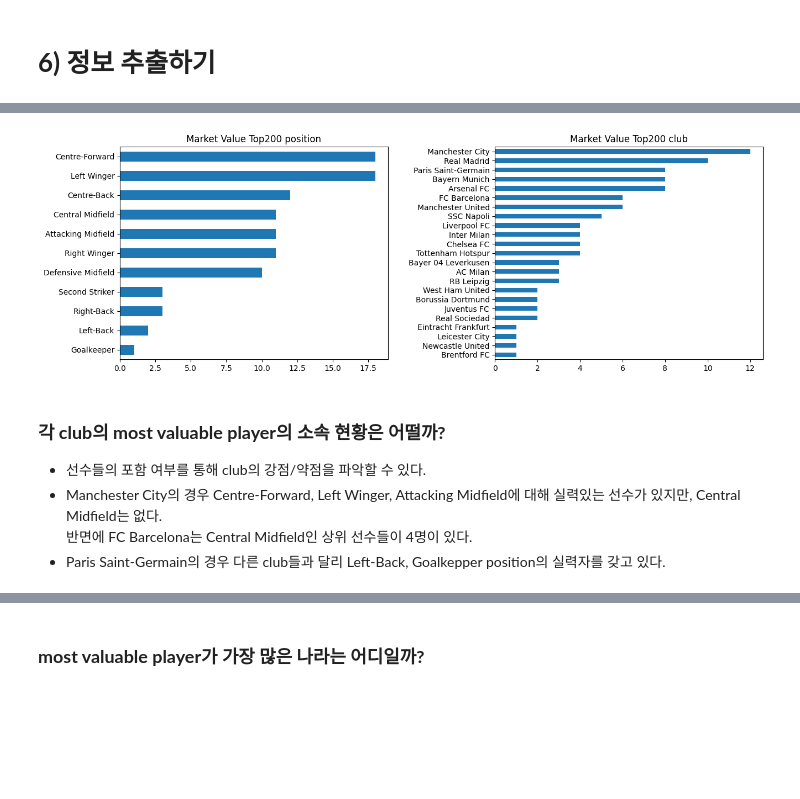
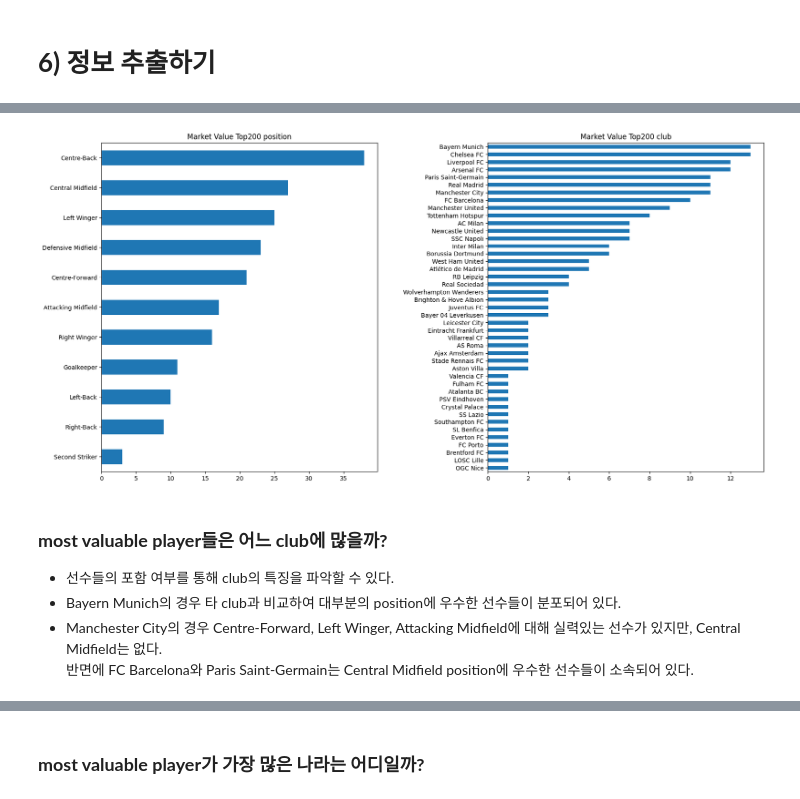
Before and after one commit to narae3759/TIL, a Jupyter notebook: Python/Web/03_Web_crawling2.ipynb, the cells around one changed output, grey strips where cells are left out. Drawn from its saved outputs; the diff is of its cells as text; code cells hidden in the pictures; blank space fills up the shorter version.

```diff
--- a/Python/Web/03_Web_crawling2.ipynb
+++ b/Python/Web/03_Web_crawling2.ipynb
@@ -60,9 +67,8 @@ driver.execute_script('arguments[0].click();', players_url)
 # %%
 import re
 import pandas as pd
-import time
 
-rank_n = 100            # 몇 위까지 수집할 것인가
+rank_n = 200            # 몇 위까지 수집할 것인가
 cnt = 0                 # 수집된 데이터를 카운트 하기 위한 변수
 page = 1                # 페이지를 넘기기 위한 변수
 rows = []               # 데이터 행을 모을 변수
@@ -79,7 +85,8 @@ while True:
         name, position = player.find_element(By.CSS_SELECTOR, f'td:nth-child({2})').text.split('\n')
         age = player.find_element(By.CSS_SELECTOR, f'td:nth-child({3})').text
         nat_sel = player.find_elements(By.CSS_SELECTOR, f'td:nth-child({4}) > img')
-        nationality = ', '.join([nat.get_attribute('title') for nat in nat_sel])
+        ## 한국의 경우 Korea, South로 표기됨을 확인 ,가 아닌 다른 값으로 다중 국적을 구분하고자 함.
+        nationality = '|'.join([nat.get_attribute('title') for nat in nat_sel])
         club = player.find_element(By.CSS_SELECTOR, f'td:nth-child({5}) > a').get_attribute('title')
         value_text = player.find_element(By.CSS_SELECTOR, f'td:nth-child({6}) > a').text
         value = re.sub('[^0-9.]','',value_text)
@@ -95,7 +102,7 @@ while True:
     # 지정한 rank_n까지 도달하지 못했다면 다음 페이지로 넘기고 아니면 멈추기(while문 나가기)
     if cnt < rank_n:
         page += 1
-        page_css = f'#yw1 > div.pager > ul > li:nth-child({page}) > a'
+        page_css = '#yw1 > div.pager > ul > li.tm-pagination__list-item.tm-pagination__list-item--icon-next-page > a'
         driver.find_element(By.CSS_SELECTOR, page_css).click()
         time.sleep(5)
     else:
@@ -103,7 +110,7 @@ while True:
 
 print('End')
 
-columns = ['rank', 'name', 'position', 'nationality', 'club', 'value']
+columns = ['rank', 'name', 'age', 'position', 'nationality', 'club', 'value']
 df = pd.DataFrame(rows, columns=columns)
 df = df.set_index('rank')
 df
@@ -133,27 +147,27 @@ Start | 1페이지 > 2페이지 > 3페이지 > 4페이지 > End
 # %%
 import matplotlib.pyplot as plt
 
 cols = ['position', 'club']
 rank_lst = []
 
-fig = plt.figure(figsize=(15, 5))
+fig = plt.figure(figsize=(20, 10))
 for i, col in enumerate(cols):
     ax = fig.add_subplot(1, 2, i+1)
     temp_df = df[col].value_counts()
     rank_lst.append(list(temp_df.index))
     temp_df.plot.barh(ax=ax)
     ax.set_title(f'Market Value Top200 {col}')
     ax.invert_yaxis()
 
 plt.subplots_adjust(wspace=0.4)
 # %% [output]
-[figure, old version]
+[figure, new version]
 # %% [markdown]
-### **각 club의 most valuable player의 소속 현황은 어떨까?**
-* 선수들의 포함 여부를 통해 club의 강점/약점을 파악할 수 있다.
+### **most valuable player들은 어느 club에 많을까?**
+* 선수들의 포함 여부를 통해 club의 특징을 파악할 수 있다.
+* Bayern Munich의 경우 타 club과 비교하여 대부분의 position에 우수한 선수들이 분포되어 있다.
 * Manchester City의 경우 Centre-Forward, Left Winger, Attacking Midfield에 대해 실력있는 선수가 있지만, Central Midfield는 없다. <br>
-반면에 FC Barcelona는 Central Midfield인 상위 선수들이 4명이 있다.
-* Paris Saint-Germain의 경우 다른 club들과 달리 Left-Back, Goalkepper position의 실력자를 갖고 있다.
+반면에 FC Barcelona와 Paris Saint-Germain는 Central Midfield position에 우수한 선수들이 소속되어 있다.
 # %%
 import seaborn as sns
 
```
Also changed, not shown: parts of 9 cells of this notebook.
